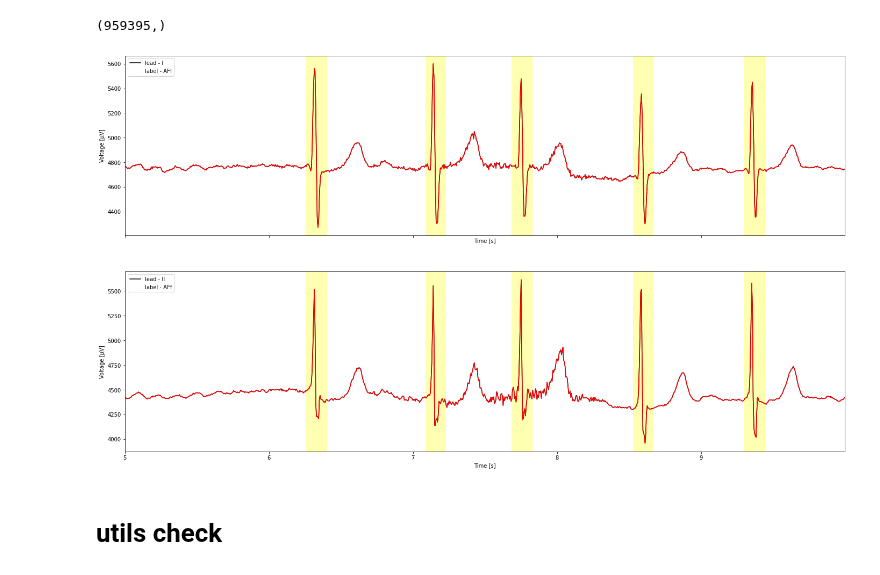
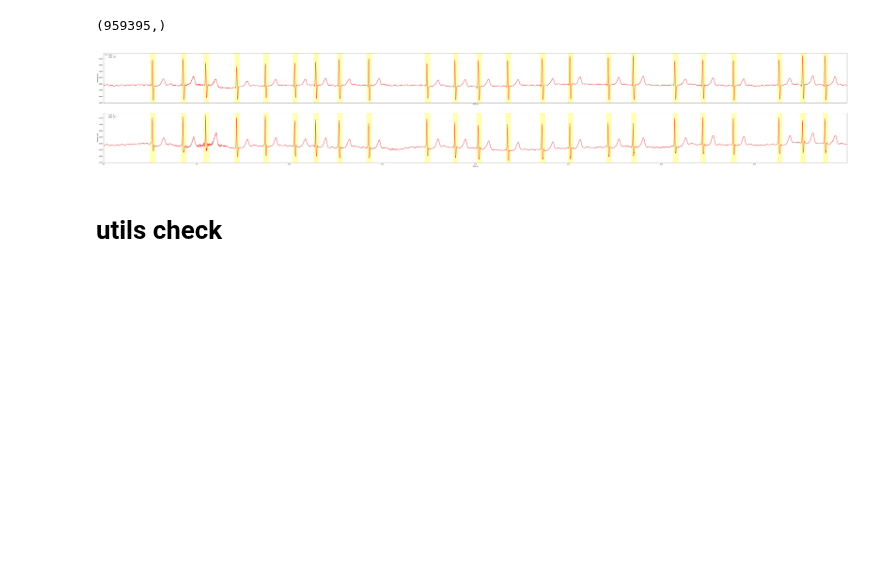
Before and after one commit to DeepPSP/cpsc2021, a Jupyter notebook: inspect_data.ipynb, the cells around one changed output. Drawn from its saved outputs; the diff is of its cells as text; code cells hidden in the pictures; blank space fills up the shorter version.

```diff
--- a/inspect_data.ipynb
+++ b/inspect_data.ipynb
@@ -212,9 +212,9 @@ hehe_mask.shape
 # %% [output]
 (959395,)
 # %%
-dr.plot(rec, sampfrom=1000, sampto=2000)
+dr.plot(rec, sampfrom=1000, sampto=5000)
 # %% [output]
-[figure, old version]
+[figure, new version]
 # %% [markdown]
 # utils check
 # %%
```
Also changed, not shown: parts of 16 cells of this notebook, 1 other file.
